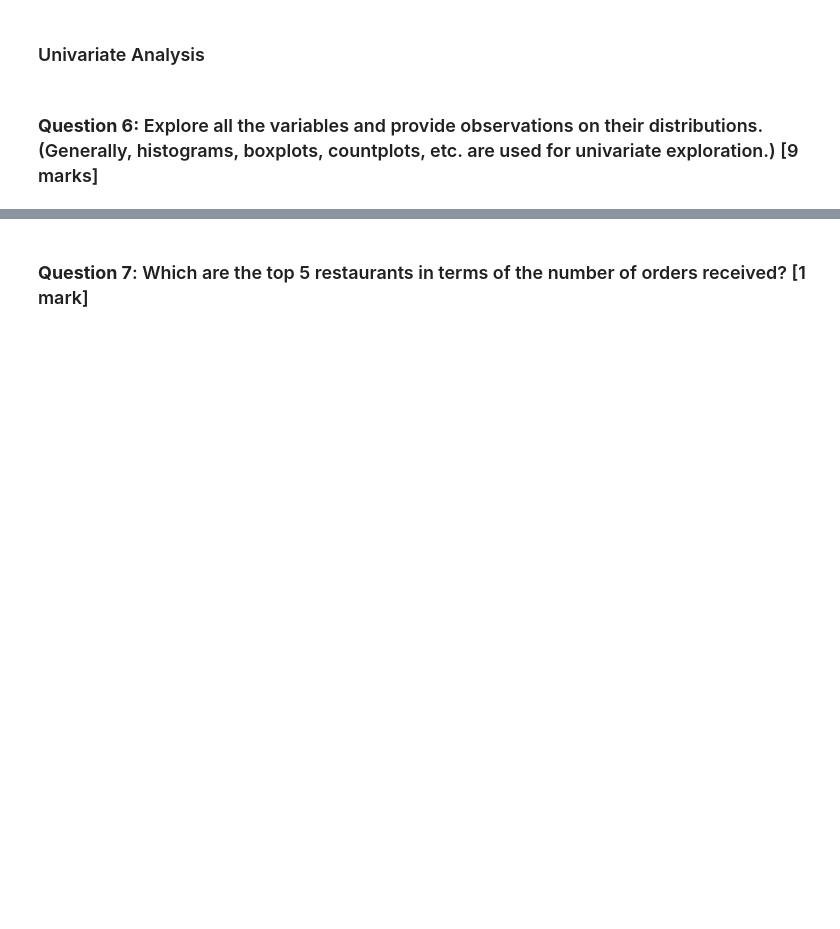
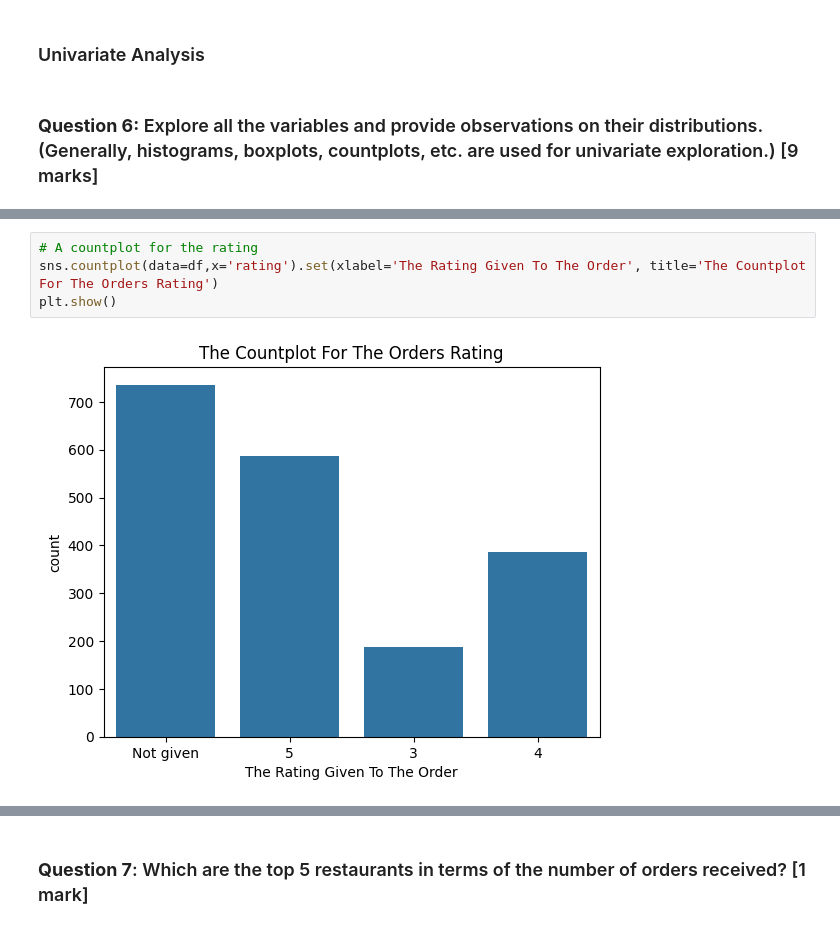
Before and after one commit to sandesha21/FoodHub_MIT_AIML, a Jupyter notebook: Project1_Foodhub_sbadwaik_Learner_Notebook_Full_Code_Submission.ipynb, the cells around one changed output, grey strips where cells are left out. Saved outputs shown, nothing was run; the diff lists cells and outputs as text; blank space fills up the shorter version.

```diff
--- a/Project1_Foodhub_sbadwaik_Learner_Notebook_Full_Code_Submission.ipynb
+++ b/Project1_Foodhub_sbadwaik_Learner_Notebook_Full_Code_Submission.ipynb
@@ -445,0 +213,6 @@ plt.show()
+# %%
+# A countplot for the rating
+sns.countplot(data=df,x='rating').set(xlabel='The Rating Given To The Order', title='The Countplot For The Orders Rating')
+plt.show()
+# %% [output]
+[figure, added]
```
Also changed, not shown: parts of 148 cells of this notebook.
